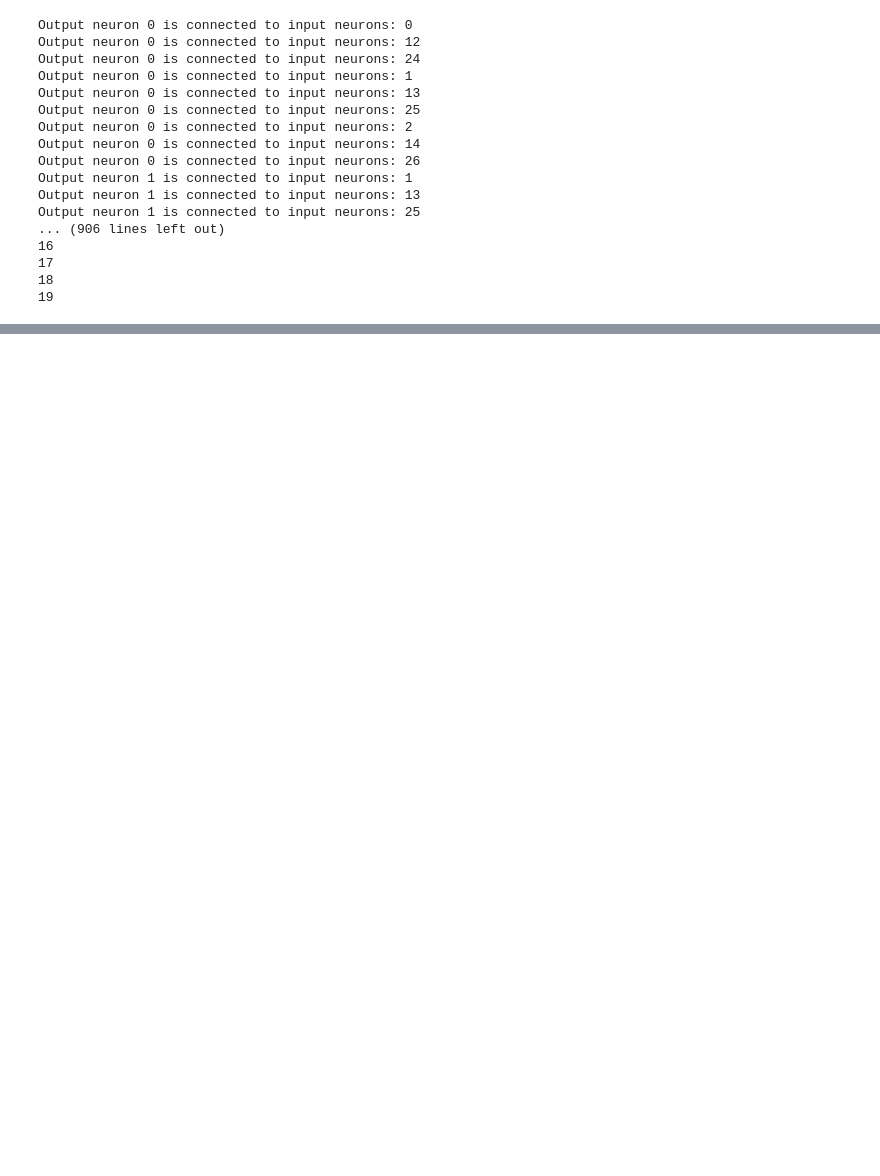
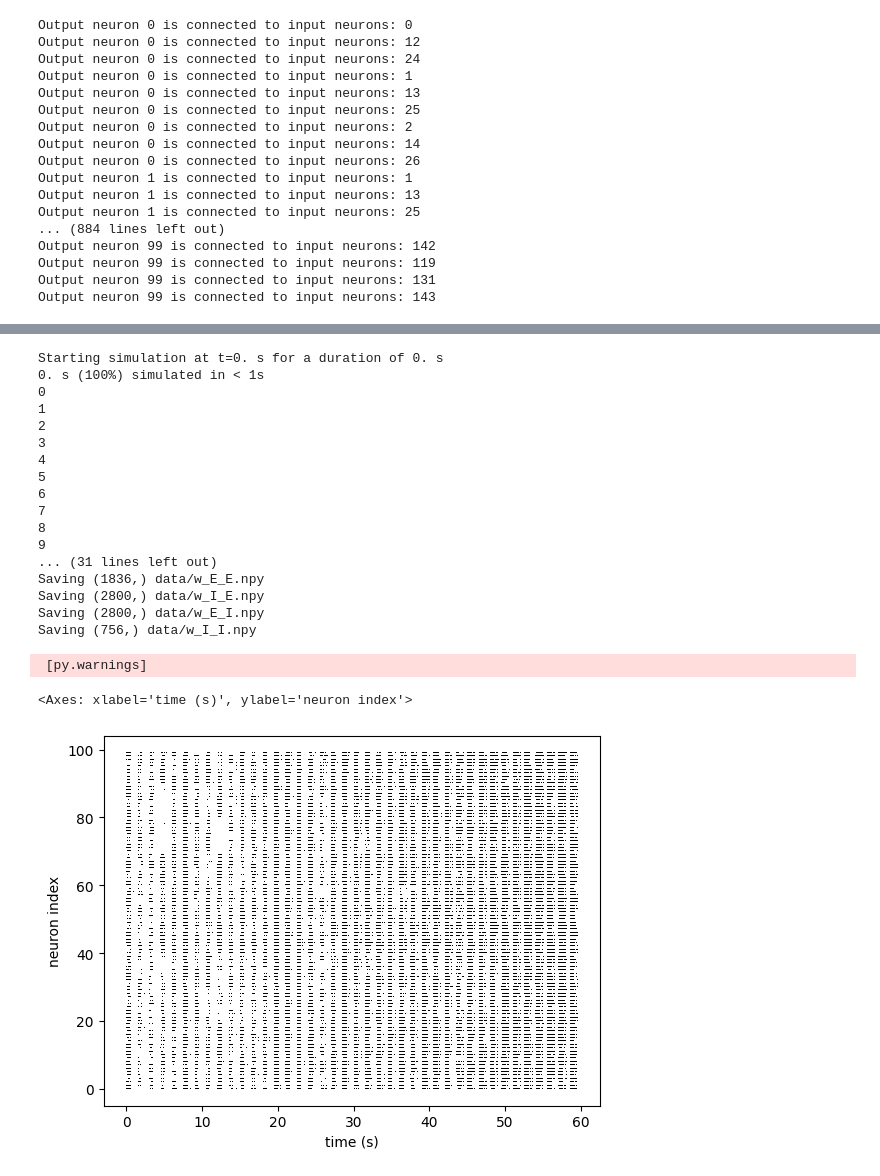
Before and after one commit to DumoulinVincent/epilepsy, a Jupyter notebook: RF_Simu_2.ipynb, the cells around one changed output, grey strips where cells are left out. Drawn from its saved outputs; the diff is of its cells as text; code cells hidden in the pictures; blank space fills up the shorter version.

```diff
--- a/RF_Simu_2.ipynb
+++ b/RF_Simu_2.ipynb
@@ -467,6 +480,8 @@ INFO       Cache size for target 'cython': 1187 MB.
 You can call clear_cache('cython') to delete all files from the cache or manually delete files in the '/home/vincent/.cython/brian_extensions' directory. [brian2]
 # %%
-net = train(30)
+net = train(40)
 exc_mon = net['sp_exc']
+#inh_mon=net['sp_inh']
 plot_raster(exc_mon.i, exc_mon.t, time_unit=second, marker=',', color='k')
+#plot_raster(inh_mon.i, inh_mon.t, time_unit=second, marker=',', color='k')
 # %% [output]
@@ -500,8 +515,8 @@ Output neuron 0 is connected to input neurons: 26
 Output neuron 1 is connected to input neurons: 1
 Output neuron 1 is connected to input neurons: 13
 Output neuron 1 is connected to input neurons: 25
-... (906 lines left out)
-16
-17
-18
-19
+... (884 lines left out)
+Output neuron 99 is connected to input neurons: 142
+Output neuron 99 is connected to input neurons: 119
+Output neuron 99 is connected to input neurons: 131
+Output neuron 99 is connected to input neurons: 143
@@ -508,0 +533,20 @@ Error:
+Starting simulation at t=0. s for a duration of 0. s
+0. s (100%) simulated in < 1s
+0
+1
+2
+3
+4
+5
+6
+7
+8
+9
+... (31 lines left out)
+Saving (1836,) data/w_E_E.npy
+Saving (2800,) data/w_I_E.npy
+Saving (2800,) data/w_E_I.npy
+Saving (756,) data/w_I_I.npy
+ [py.warnings]
+<Axes: xlabel='time (s)', ylabel='neuron index'>
+[figure, added]
```
Also changed, not shown: parts of 3 cells of this notebook, 5 other files.
